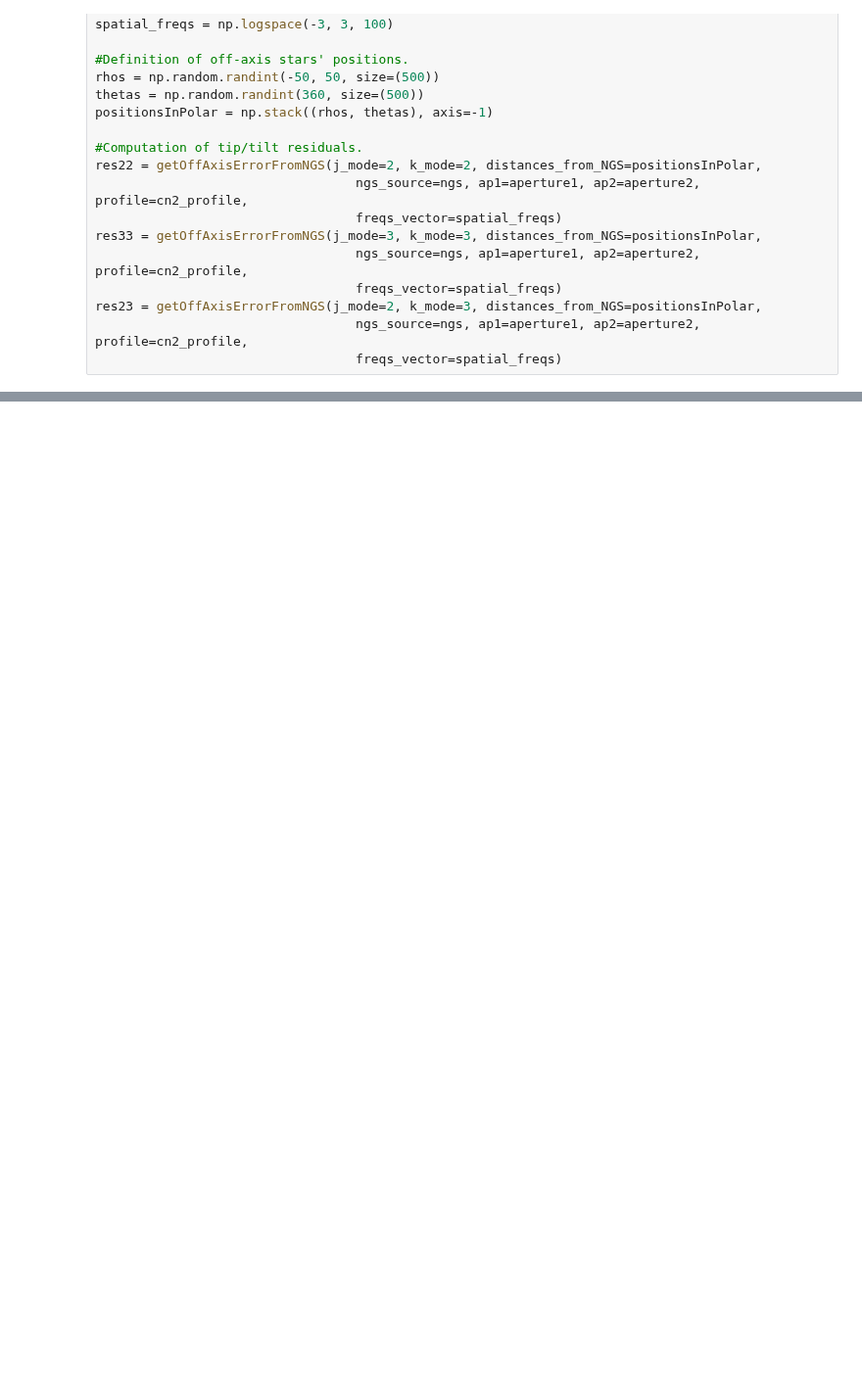
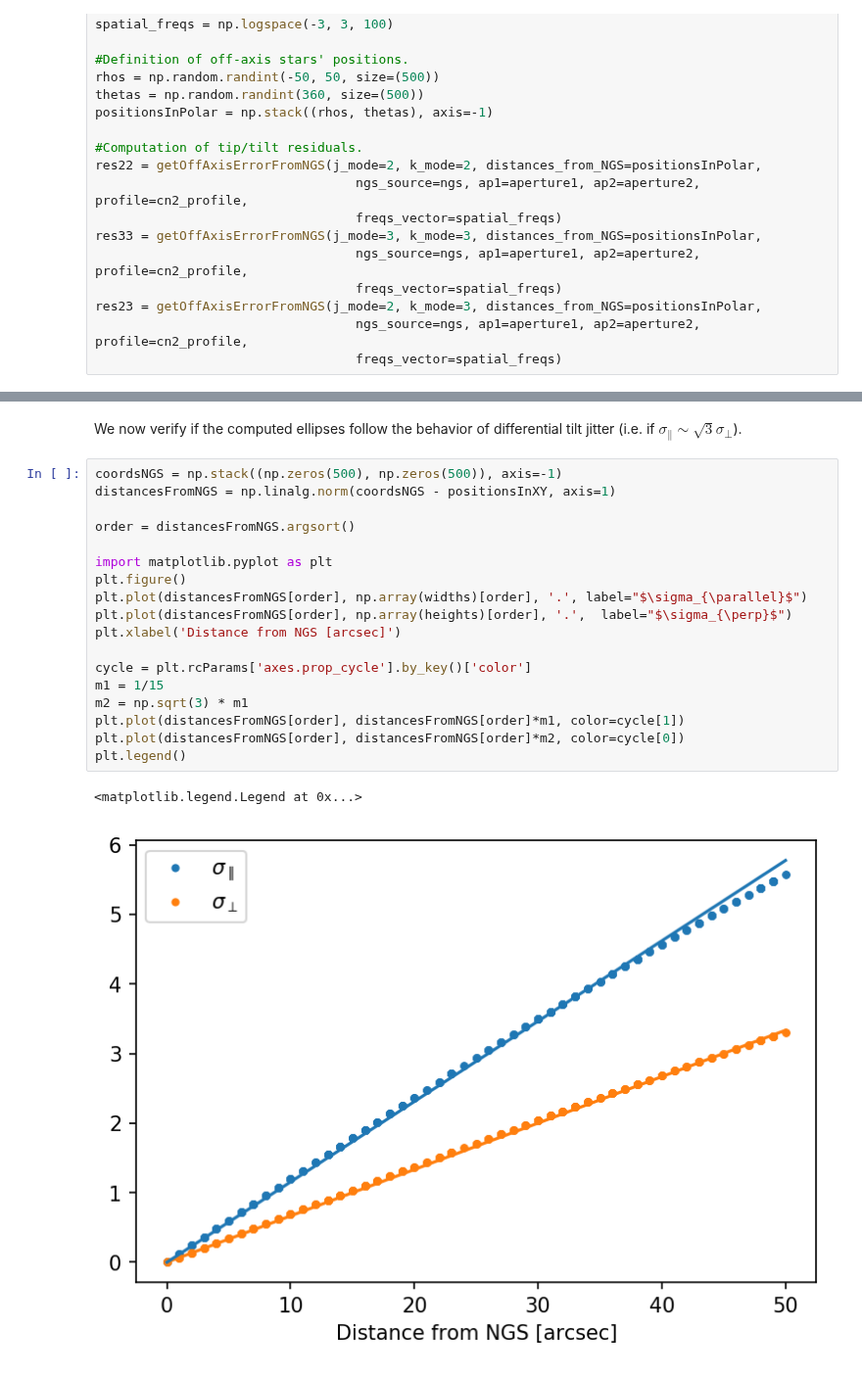
Before and after one commit to ArcetriAdaptiveOptics/arte, a Jupyter notebook: notebook/atmo/Tip_tilt_maps.ipynb, the cells around one changed output, grey strips where cells are left out. Shown at 98% size. Saved outputs shown, nothing was run; the diff lists cells and outputs as text; blank space fills up the shorter version.

Commit message:
notebook (tip_tilt_maps): added comparison with differential tilt jitter.

```diff
--- a/notebook/atmo/Tip_tilt_maps.ipynb
+++ b/notebook/atmo/Tip_tilt_maps.ipynb
@@ -110,0 +111,23 @@ Text(0, 0.5, 'arcsec')
+# %% [markdown]
+We now verify if the computed ellipses follow the behavior of differential tilt jitter (i.e. if $\sigma_{\parallel} \sim \sqrt{3}\sigma_{\perp}$).
+# %%
+coordsNGS = np.stack((np.zeros(500), np.zeros(500)), axis=-1)
+distancesFromNGS = np.linalg.norm(coordsNGS - positionsInXY, axis=1)
+
+order = distancesFromNGS.argsort()
+
+import matplotlib.pyplot as plt
+plt.figure()
+plt.plot(distancesFromNGS[order], np.array(widths)[order], '.', label="$\sigma_{\parallel}$")
+plt.plot(distancesFromNGS[order], np.array(heights)[order], '.',  label="$\sigma_{\perp}$")
+plt.xlabel('Distance from NGS [arcsec]')
+
+cycle = plt.rcParams['axes.prop_cycle'].by_key()['color']
+m1 = 1/15
+m2 = np.sqrt(3) * m1
+plt.plot(distancesFromNGS[order], distancesFromNGS[order]*m1, color=cycle[1])
+plt.plot(distancesFromNGS[order], distancesFromNGS[order]*m2, color=cycle[0])
+plt.legend()
+# %% [output]
+<matplotlib.legend.Legend at 0x...>
+[figure, added]
```
Also changed, not shown: parts of 5 cells of this notebook.
